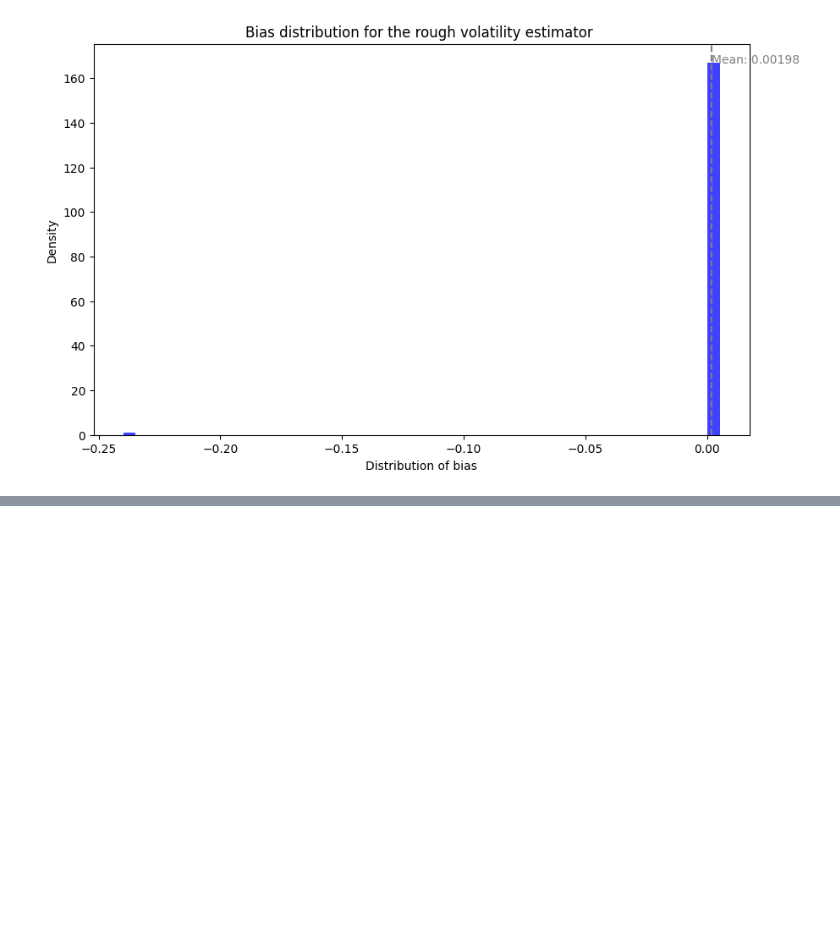
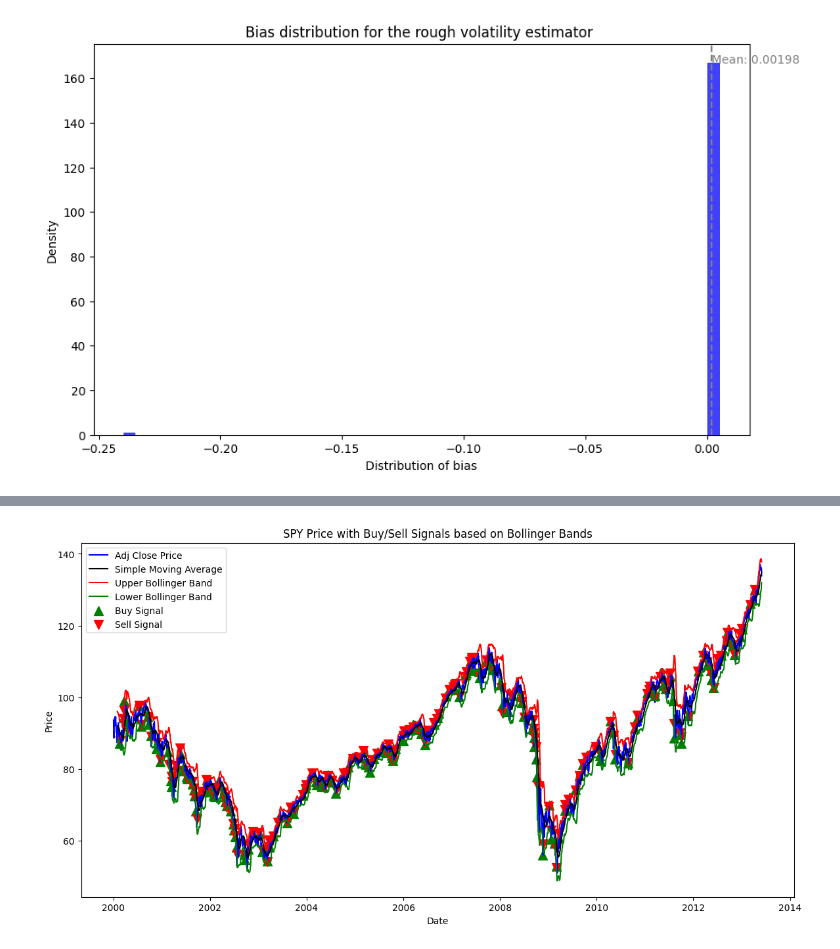
Before and after one commit to EIfinance/ei, a Jupyter notebook: Days_1_2.ipynb, the cells around one changed output, grey strips where cells are left out. Cells and saved outputs as stored; diff of their text form; code cells hidden in the pictures; blank space fills up the shorter version.

```diff
--- a/Days_1_2.ipynb
+++ b/Days_1_2.ipynb
@@ -1409,0 +1667,79 @@ plt.show()
+# %%
+import yfinance as yf
+import numpy as np
+import pandas as pd
+import matplotlib.pyplot as plt
+
+def bollinger_bands_strategy(symbol, start_date='2000-01-01', end_date='2013-06-01', window=20, num_std=2):
+    # Téléchargement des données historiques
+    data = yf.download(symbol, start=start_date, end=end_date)
+
+    # Calcul des moyennes mobiles et des bandes de Bollinger
+    data['SMA'] = data['Adj Close'].rolling(window=window).mean()
+    data['Upper Band'] = data['SMA'] + num_std * data['Adj Close'].rolling(window=window).std()
+    data['Lower Band'] = data['SMA'] - num_std * data['Adj Close'].rolling(window=window).std()
+
+    # Génération des signaux d'achat et de vente basés sur les bandes de Bollinger
+    data['Position'] = np.where(data['Adj Close'] < data['Lower Band'], 1, np.where(data['Adj Close'] > data['Upper Band'], -1, 0))
+    data['Position'] = data['Position'].diff().fillna(0)
+    data['Buy_Signal_Price'] = np.where((data['Position'] == 1), data['Adj Close'], np.nan)
+    data['Sell_Signal_Price'] = np.where((data['Position'] == -1), data['Adj Close'], np.nan)
+
+    # Calcul du P&L quotidien et cumulatif
+    data['Return'] = data['Adj Close'].pct_change()
+    data['PnL'] = data['Position'].shift(1) * data['Return']
+    data['Cumulative PnL'] = (1 + data['PnL']).cumprod()
+
+    # Calcul du Sharpe Ratio
+    sharpe_ratio = data['PnL'].mean() / data['PnL'].std() * np.sqrt(252)
+
+    # Calcul du drawdown
+    data['Peak'] = data['Cumulative PnL'].cummax()
+    data['Drawdown'] = (data['Peak'] - data['Cumulative PnL']) / data['Peak']
+    max_drawdown = data['Drawdown'].max()
+
+    # Graphique du prix de l'actif avec signaux d'achat et de vente
+    plt.figure(figsize=(14, 7))
+    plt.plot(data['Adj Close'], label='Adj Close Price', color='blue')
+    plt.plot(data['SMA'], label='Simple Moving Average', color='black')
+    plt.plot(data['Upper Band'], label='Upper Bollinger Band', color='red')
+    plt.plot(data['Lower Band'], label='Lower Bollinger Band', color='green')
+    plt.scatter(data.index, data['Buy_Signal_Price'], label='Buy Signal', marker='^', color='green', alpha=1,s=100)
+    plt.scatter(data.index, data['Sell_Signal_Price'], label='Sell Signal', marker='v', color='red', alpha=1,s=100)
+    plt.title(f'{symbol} Price with Buy/Sell Signals based on Bollinger Bands')
+    plt.xlabel('Date')
+    plt.ylabel('Price')
+    plt.legend()
+    plt.show()
+
+    # Création du carnet d'ordre
+    orders = []
+    for i in range(len(data)):
+        if not np.isnan(data['Buy_Signal_Price'][i]):
+            orders.append({'Date': data.index[i], 'Type': 'Buy', 'Price': data['Adj Close'][i], 'Units': 1})
+        if not np.isnan(data['Sell_Signal_Price'][i]):
+            orders.append({'Date': data.index[i], 'Type': 'Sell', 'Price': data['Adj Close'][i], 'Units': 1})
+    orders_df = pd.DataFrame(orders)
+
+    # Calcul des bénéfices totaux
+    buy_prices = data['Buy_Signal_Price'].dropna().values
+    sell_prices = data['Sell_Signal_Price'].dropna().values
+    num_trades = min(len(buy_prices), len(sell_prices))
+    profits = sell_prices[:num_trades] - buy_prices[:num_trades]
+    total_profit = profits.sum()
+
+    # Retourner les résultats sous forme de dictionnaire
+    return {
+        'Total Profit': total_profit,
+        'Sharpe Ratio': sharpe_ratio,
+        'Max Drawdown': max_drawdown,
+        'Cumulative P&L': data['Cumulative PnL'].iloc[-1],
+        'Order Book': orders_df
+    }
+
+spy = bollinger_bands_strategy('SPY', start_date='2000-01-01', end_date='2013-06-01', window=20, num_std=2)
+print(spy)
+
+fse = bollinger_bands_strategy('^FTSE', start_date='2000-01-01', end_date='2013-06-01', window=20, num_std=2)
+print(fse)
+# %% [output]
@@ -1409,0 +1747 @@ plt.show()
+[figure, added]
```
Also changed, not shown: parts of 10 cells of this notebook.
